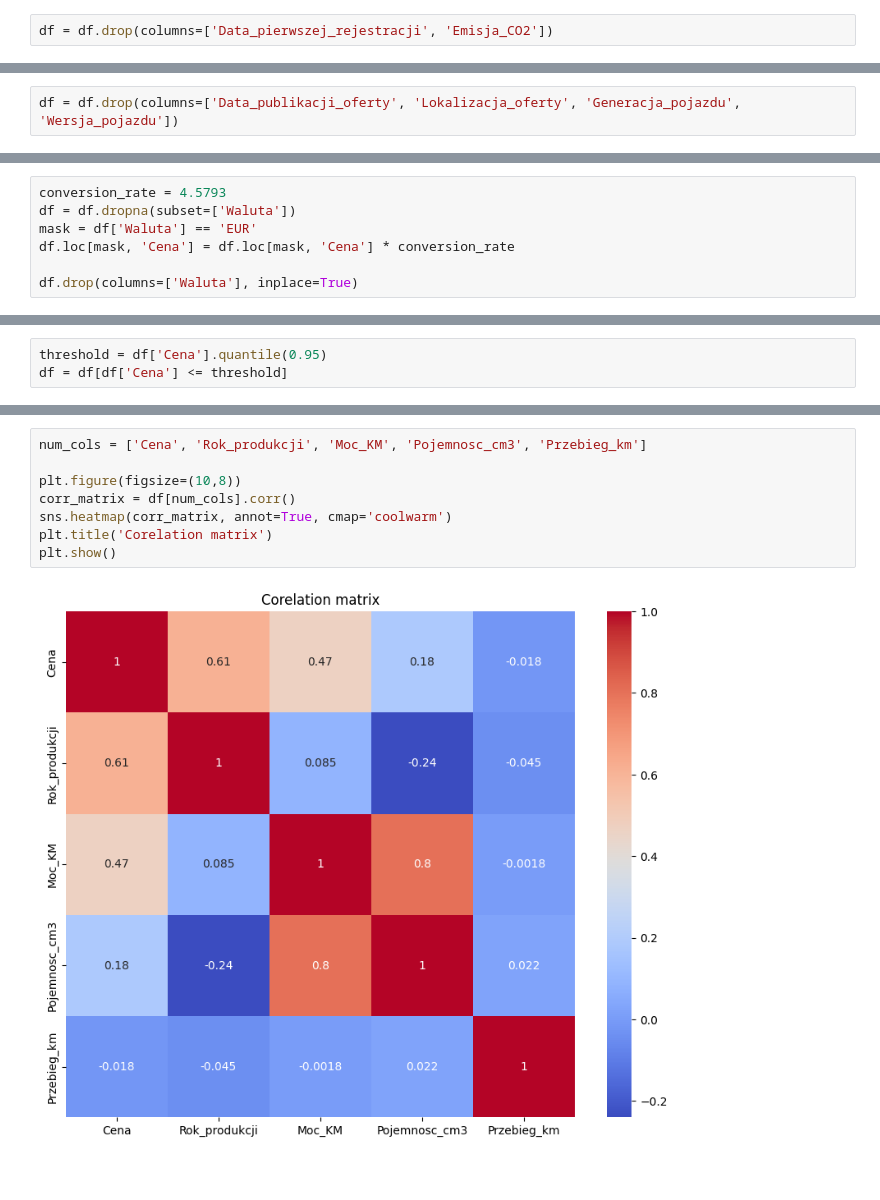
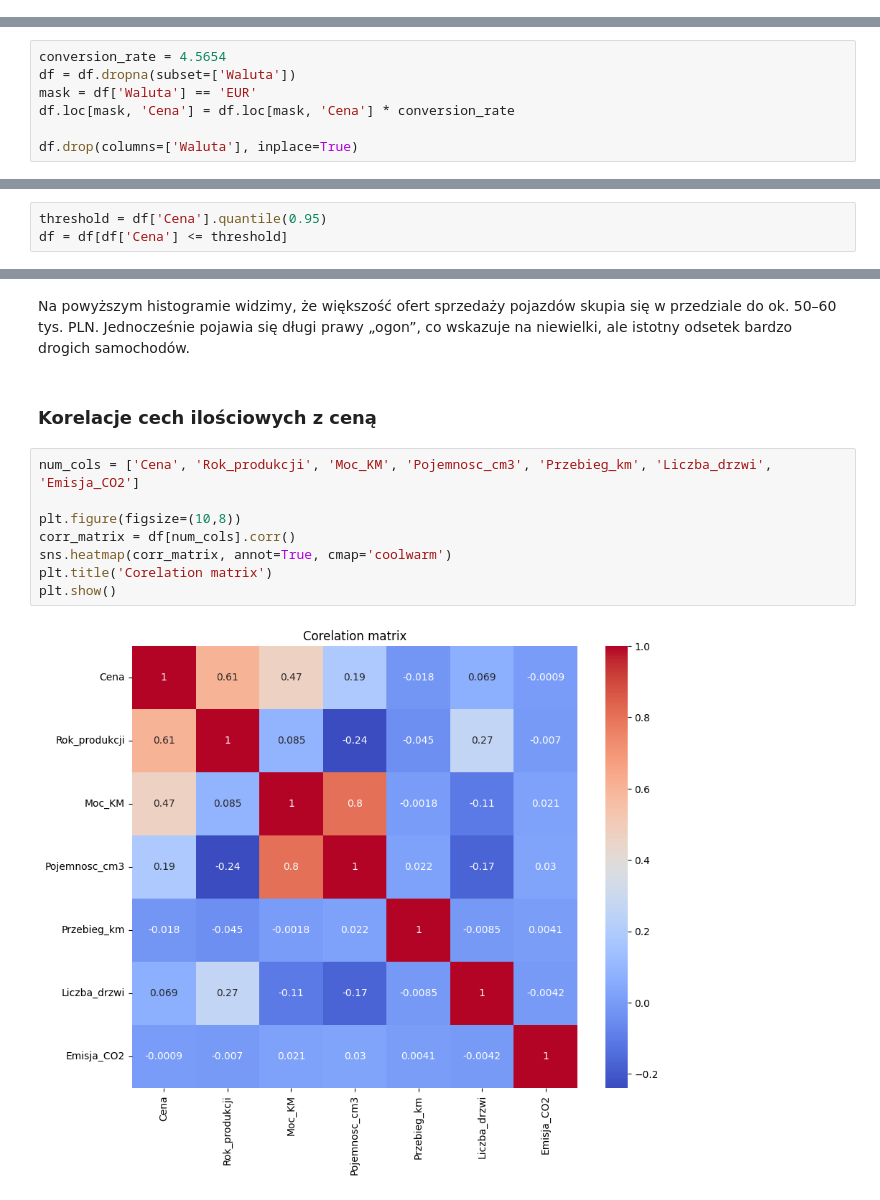
Before and after one commit to urszkam/ds-recruitment-challenge, a Jupyter notebook: notebooks/eda.ipynb, the cells around one changed output, grey strips where cells are left out. Saved outputs shown, nothing was run; the diff lists cells and outputs as text; blank space fills up the shorter version.

```diff
--- a/notebooks/eda.ipynb
+++ b/notebooks/eda.ipynb
@@ -99,3 +84 @@ Usuwamy kolumny z więcej niż połową brakujących wartosci(poza informacją o
-# %%
-df = df.drop(columns=['Data_pierwszej_rejestracji', 'Emisja_CO2'])
 # %% [markdown]
@@ -132,2 +148,0 @@ Z tego powodu powyższe kolumny usuwamy.
-# %%
-df = df.drop(columns=['Data_publikacji_oferty', 'Lokalizacja_oferty', 'Generacja_pojazdu', 'Wersja_pojazdu'])
@@ -136,5 +153,5 @@ Chcemy ujednolicić walutę w jakiej przedstawiana jest cena do dalszej analizy.
 # %%
-conversion_rate = 4.5793
+conversion_rate = 4.5654
 df = df.dropna(subset=['Waluta'])
 mask = df['Waluta'] == 'EUR'
 df.loc[mask, 'Cena'] = df.loc[mask, 'Cena'] * conversion_rate
@@ -176,10 +199,14 @@ plt.show()
+# %% [markdown]
+Na powyższym histogramie widzimy, że większość ofert sprzedaży pojazdów skupia się w przedziale do ok. 50–60 tys. PLN. Jednocześnie pojawia się długi prawy „ogon”, co wskazuje na niewielki, ale istotny odsetek bardzo drogich samochodów.
+# %% [markdown]
+### Korelacje cech ilościowych z ceną
 # %%
-num_cols = ['Cena', 'Rok_produkcji', 'Moc_KM', 'Pojemnosc_cm3', 'Przebieg_km']
+num_cols = ['Cena', 'Rok_produkcji', 'Moc_KM', 'Pojemnosc_cm3', 'Przebieg_km', 'Liczba_drzwi', 'Emisja_CO2']
 
 plt.figure(figsize=(10,8))
 corr_matrix = df[num_cols].corr()
 sns.heatmap(corr_matrix, annot=True, cmap='coolwarm')
 plt.title('Corelation matrix')
 plt.show()
 # %% [output]
-[figure, old version]
+[figure, new version]
```
Also changed, not shown: parts of 33 cells of this notebook.
